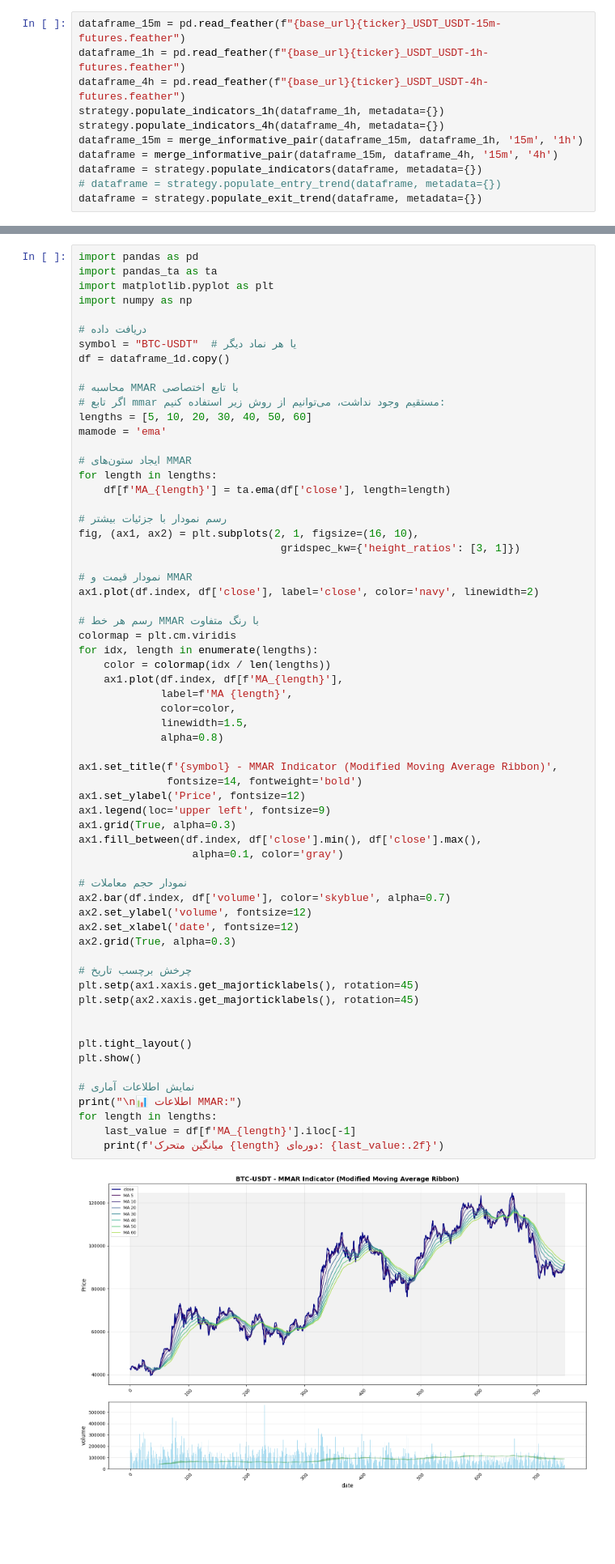
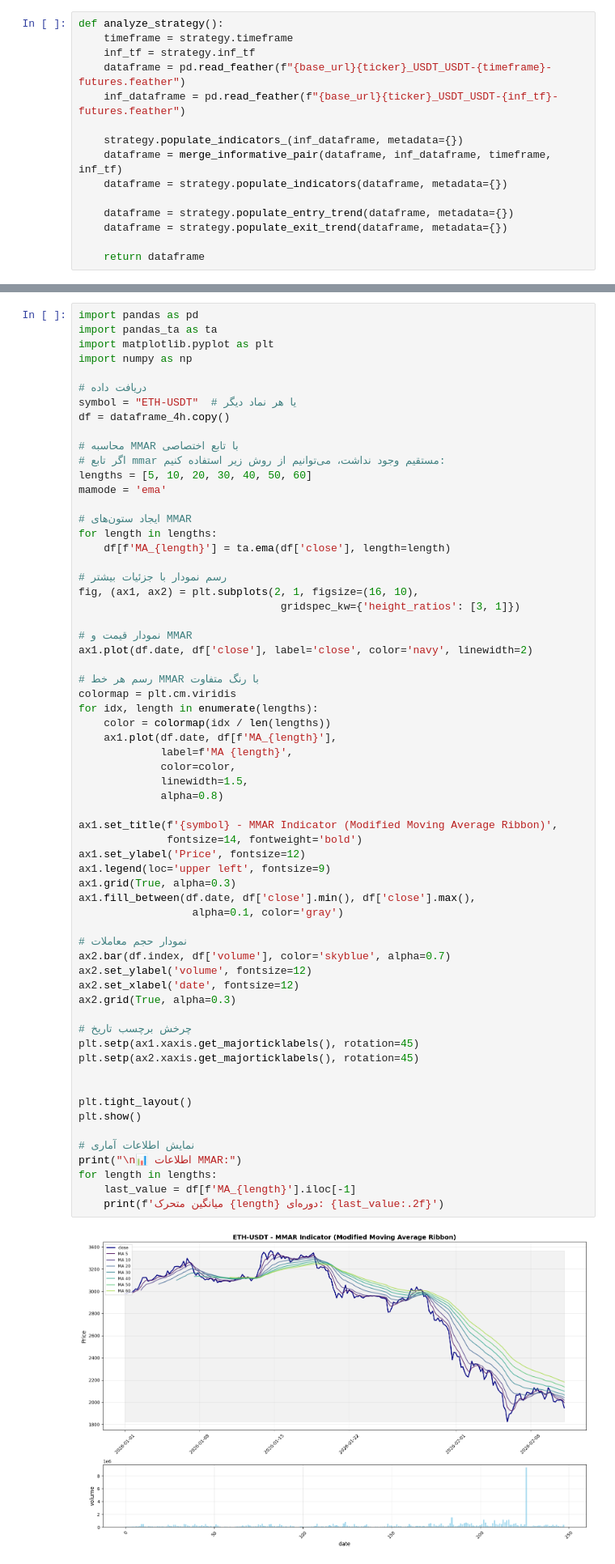
Before and after one commit to mohsenjfar/trade, a Jupyter notebook: user_data/notebooks/technical.ipynb, the cells around one changed output, grey strips where cells are left out. Shown at 81% size. Drawn from its saved outputs; the diff is of its cells as text; blank space fills up the shorter version.

Commit message:
Update binary data files and enhance AtlasEngine strategy with new indicators and optimizations. Removed outdated documentation and improved code structure for better maintainability.

```diff
--- a/user_data/notebooks/technical.ipynb
+++ b/user_data/notebooks/technical.ipynb
@@ -48,13 +48,17 @@ with open('user_data/strategies/atlas_engine.json', mode="r") as file:
     conf = json.load(file)
 values = conf.get('params').get('buy')
 # %%
-dataframe_15m = pd.read_feather(f"{base_url}{ticker}_USDT_USDT-15m-futures.feather")
-dataframe_1h = pd.read_feather(f"{base_url}{ticker}_USDT_USDT-1h-futures.feather")
-dataframe_4h = pd.read_feather(f"{base_url}{ticker}_USDT_USDT-4h-futures.feather")
-strategy.populate_indicators_1h(dataframe_1h, metadata={})
-strategy.populate_indicators_4h(dataframe_4h, metadata={})
-dataframe_15m = merge_informative_pair(dataframe_15m, dataframe_1h, '15m', '1h')
-dataframe = merge_informative_pair(dataframe_15m, dataframe_4h, '15m', '4h')
-dataframe = strategy.populate_indicators(dataframe, metadata={})
-# dataframe = strategy.populate_entry_trend(dataframe, metadata={})
-dataframe = strategy.populate_exit_trend(dataframe, metadata={})
+def analyze_strategy():
+    timeframe = strategy.timeframe
+    inf_tf = strategy.inf_tf
+    dataframe = pd.read_feather(f"{base_url}{ticker}_USDT_USDT-{timeframe}-futures.feather")
+    inf_dataframe = pd.read_feather(f"{base_url}{ticker}_USDT_USDT-{inf_tf}-futures.feather")
+
+    strategy.populate_indicators_(inf_dataframe, metadata={})
+    dataframe = merge_informative_pair(dataframe, inf_dataframe, timeframe, inf_tf)
+    dataframe = strategy.populate_indicators(dataframe, metadata={})
+
+    dataframe = strategy.populate_entry_trend(dataframe, metadata={})
+    dataframe = strategy.populate_exit_trend(dataframe, metadata={})
+
+    return dataframe
@@ -222,8 +94,8 @@ import matplotlib.pyplot as plt
 import numpy as np
 
 # دریافت داده
-symbol = "BTC-USDT"  # یا هر نماد دیگر
-df = dataframe_1d.copy()
+symbol = "ETH-USDT"  # یا هر نماد دیگر
+df = dataframe_4h.copy()
 
 # محاسبه MMAR با تابع اختصاصی
 # اگر تابع mmar مستقیم وجود نداشت، می‌توانیم از روش زیر استفاده کنیم:
@@ -239,45 +111,45 @@ fig, (ax1, ax2) = plt.subplots(2, 1, figsize=(16, 10),
                                 gridspec_kw={'height_ratios': [3, 1]})
 
 # نمودار قیمت و MMAR
-ax1.plot(df.index, df['close'], label='close', color='navy', linewidth=2)
+ax1.plot(df.date, df['close'], label='close', color='navy', linewidth=2)
 
 # رسم هر خط MMAR با رنگ متفاوت
 colormap = plt.cm.viridis
 for idx, length in enumerate(lengths):
     color = colormap(idx / len(lengths))
-    ax1.plot(df.index, df[f'MA_{length}'],
+    ax1.plot(df.date, df[f'MA_{length}'],
              label=f'MA {length}',
              color=color,
              linewidth=1.5,
              alpha=0.8)
 
 ax1.set_title(f'{symbol} - MMAR Indicator (Modified Moving Average Ribbon)',
               fontsize=14, fontweight='bold')
 ax1.set_ylabel('Price', fontsize=12)
 ax1.legend(loc='upper left', fontsize=9)
 ax1.grid(True, alpha=0.3)
-ax1.fill_between(df.index, df['close'].min(), df['close'].max(),
+ax1.fill_between(df.date, df['close'].min(), df['close'].max(),
                   alpha=0.1, color='gray')
 
 # نمودار حجم معاملات
 ax2.bar(df.index, df['volume'], color='skyblue', alpha=0.7)
 ax2.set_ylabel('volume', fontsize=12)
 ax2.set_xlabel('date', fontsize=12)
 ax2.grid(True, alpha=0.3)
 
 # چرخش برچسب تاریخ
 plt.setp(ax1.xaxis.get_majorticklabels(), rotation=45)
 plt.setp(ax2.xaxis.get_majorticklabels(), rotation=45)
 
 
 plt.tight_layout()
 plt.show()
 
 # نمایش اطلاعات آماری
 print("\n📊 اطلاعات MMAR:")
 for length in lengths:
     last_value = df[f'MA_{length}'].iloc[-1]
     print(f'میانگین متحرک {length} دوره‌ای: {last_value:.2f}')
 # %% [output]
-[figure, old version]
+[figure, new version]
 📊 اطلاعات MMAR:
```
Also changed, not shown: parts of 19 cells of this notebook, 19 other files.
